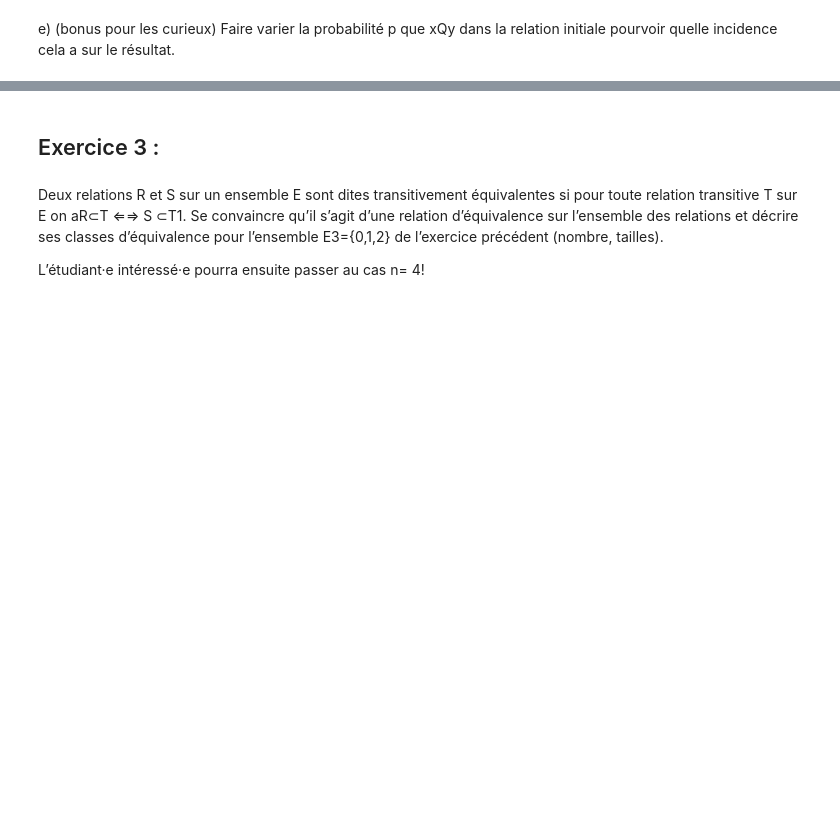
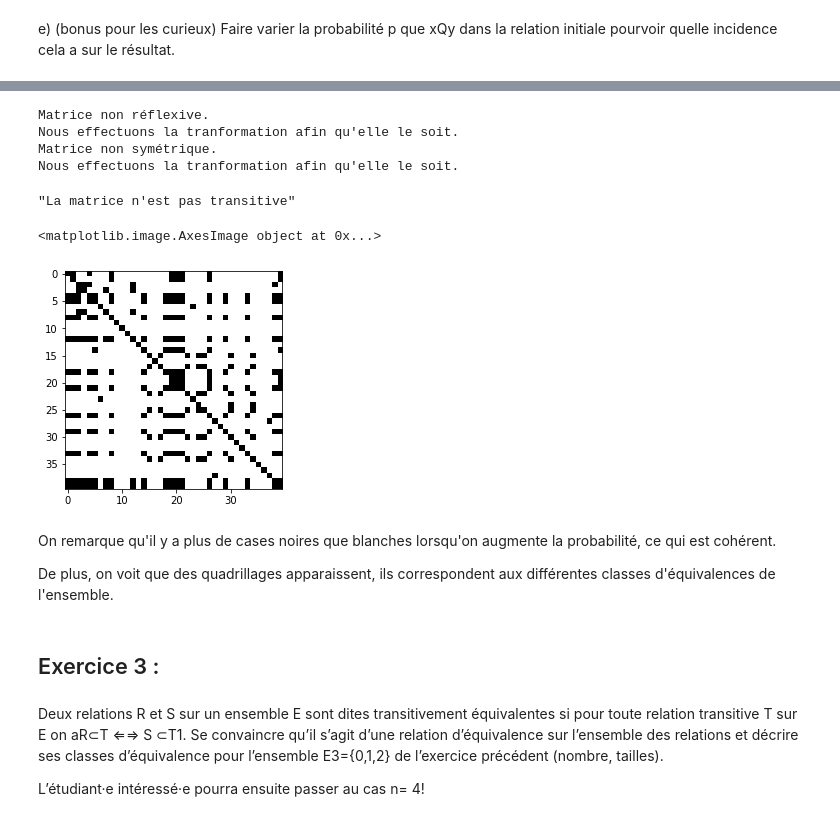
Before and after one commit to EmilieCLARY/maths-tp, a Jupyter notebook: TP 9/TP9_CLARY_DIEU_Relations.ipynb, the cells around one changed output, grey strips where cells are left out. Cells and saved outputs as stored; diff of their text form; code cells hidden in the pictures; blank space fills up the shorter version.

```diff
--- a/TP 9/TP9_CLARY_DIEU_Relations.ipynb
+++ b/TP 9/TP9_CLARY_DIEU_Relations.ipynb
@@ -256,3 +274,68 @@ plt.imshow(mat, cmap='binary')
+# %%
+mat = matrix(40)
+
+
+#On teste avec une probabilité moins élevée : 1 chance sur 40
+
+for i in range(40) :
+    for j in range(40) :
+        rand = randint(1,40)
+        if(rand == 2) :
+            mat[i, j] = 1
+
+# On la rend à nouveau réflexive,
+
+if(is_reflexive(mat, 40)):
+    print('Matrice réflexive.')
+else:
+    print('Matrice non réflexive.\nNous effectuons la tranformation afin qu\'elle le soit.')
+
+    # On parcourt l'ensemble de la diagonale de la matrice, si une valeur 0 apparaît, on la remplace par un 1
+
+    for i in range(40):
+        if(mat[i,i] != 1):
+            mat[i,i] = 1
+
+# puis à nouveau symétrique
+
+if(is_symetric(mat, 40)):
+    print('Matrice symétrique.')
+else:
+    print('Matrice non symétrique.\nNous effectuons la tranformation afin qu\'elle le soit.')
+
+    # On parcourt la matrice, et on teste si la valeur de la position inverse (par rapport à la diagonale) est égale à celle de la position actuelle
+
+    for x in range(40):
+        for y in range(40):
+            if (mat[x,y] == 1 and mat[y,x] != 1) or (mat[x,y] == 0 and mat[y,x] != 0) :
+                mat[y,x] = 1
+
+# et enfin transitive :
+
+    if is_transitive(mat):
+        show('La matrice est déjà transitive')
+    else:
+        show('La matrice n\'est pas transitive')
+        for x in range(40):
+            for y in range(40):
+                for z in range(40):
+                    if mat[x,y] == 1 and mat[y,z] == 1 and not mat[x,z] == 1:
+                        mat[x,z] = 1
+
+
+plt.imshow(mat, cmap='binary')
+# %% [output]
+Matrice non réflexive.
+Nous effectuons la tranformation afin qu'elle le soit.
+Matrice non symétrique.
+Nous effectuons la tranformation afin qu'elle le soit.
+"La matrice n'est pas transitive"
+<matplotlib.image.AxesImage object at 0x...>
+[figure, added]
+# %% [markdown]
+On remarque qu'il y a plus de cases noires que blanches lorsqu'on augmente la probabilité, ce qui est cohérent.
+
+De plus, on voit que des quadrillages apparaissent, ils correspondent aux différentes classes d'équivalences de l'ensemble.
 # %% [markdown]
 ## Exercice 3 :
 # %% [markdown]
```
Also changed, not shown: parts of 17 cells of this notebook, 4 other files.
